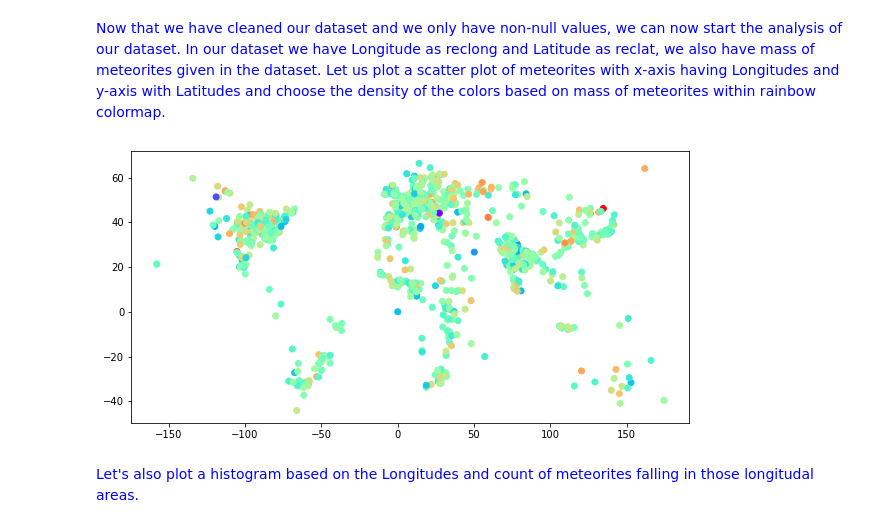
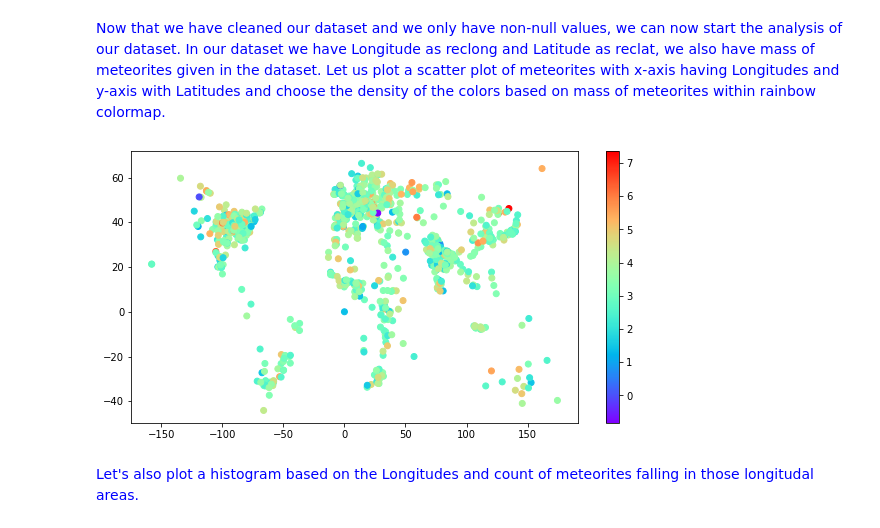
Before and after one commit to prathamkeshri/prathamkeshri.github.io, a Jupyter notebook: keshri_pratham-final_project_part3.ipynb, the cells around one changed output. Saved outputs shown, nothing was run; the diff lists cells and outputs as text; code cells hidden in the pictures.

```diff
--- a/keshri_pratham-final_project_part3.ipynb
+++ b/keshri_pratham-final_project_part3.ipynb
@@ -234,13 +234,14 @@ meteor_landing_new["mass"].min(), meteor_landing_new["mass"].max()
 # %%
 #Plotting Longitude and Latitude on x and y axis and color coding the scatters based on the mass value of meteorites
 #Colormap chosen for this visualization is rainbow
 
 fig, ax = plt.subplots(figsize=(10,5))
-plt.scatter(meteor_landing_new['reclong'], meteor_landing_new['reclat'],
+scatter = plt.scatter(meteor_landing_new['reclong'], meteor_landing_new['reclat'],
            c=np.log10(meteor_landing_new['mass']), cmap='rainbow') # we know there are problems with rainbow!
+plt.colorbar() #Adding legend to the scatterplot with values in log10 base for viewers to interpret colors
 plt.show()
 # %% [output]
-[figure, old version]
+[figure, new version]
 # %% [markdown]
 <span style='color:blue'>Let's also plot a histogram based on the Longitudes and count of meteorites falling in those longitudal areas. </span>
 # %%
```
